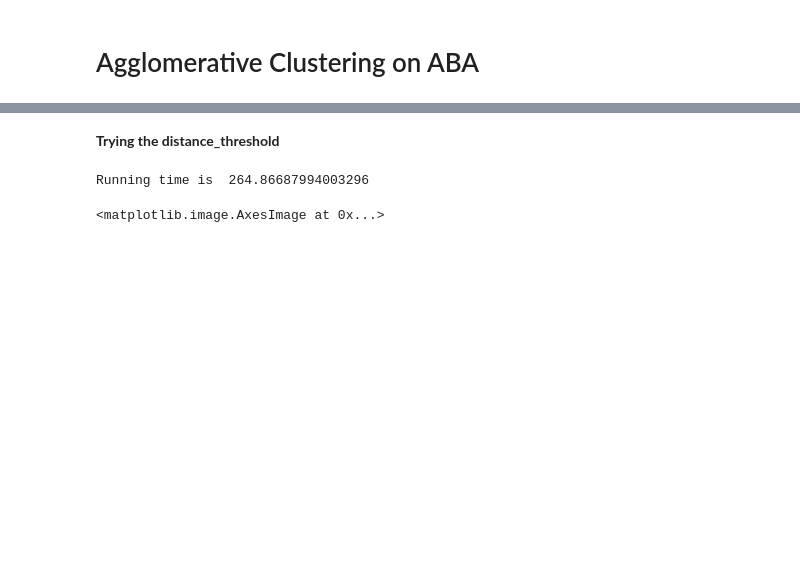
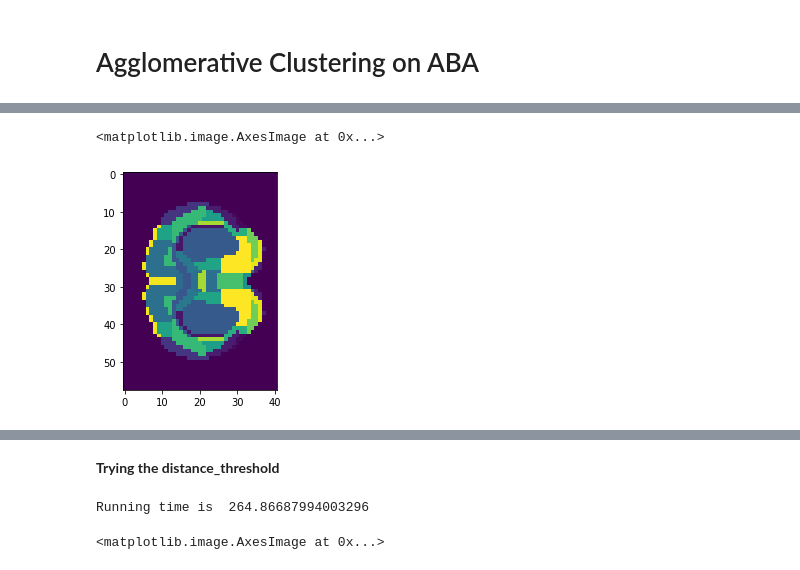
Before and after one commit to BioProteanLabs/Morphontogeny, a Jupyter notebook: morphontogeny/Jupyter/ABA/ABA_AgglomerativeClustering.ipynb, the cells around one changed output, grey strips where cells are left out. Drawn from its saved outputs; the diff is of its cells as text; code cells hidden in the pictures; blank space fills up the shorter version.

```diff
--- a/morphontogeny/Jupyter/ABA/ABA_AgglomerativeClustering.ipynb
+++ b/morphontogeny/Jupyter/ABA/ABA_AgglomerativeClustering.ipynb
@@ -25,3 +23,10 @@ Running time is  277.41763138771057
 # Reconstructing the clusters
 indices_path = '/data/bioprotean/ABA/MEMMAP/genes_list/half_indices.npy'
 labels_rc = reconstruct_ABA(labels, indices_path)
+# %%
+# Visualizing slices
+slice = labels_rc[22,:,:]
+plt.imshow(slice)
+# %% [output]
+<matplotlib.image.AxesImage at 0x...>
+[figure, added]
```
Also changed, not shown: parts of 5 cells of this notebook, 8 other files.
